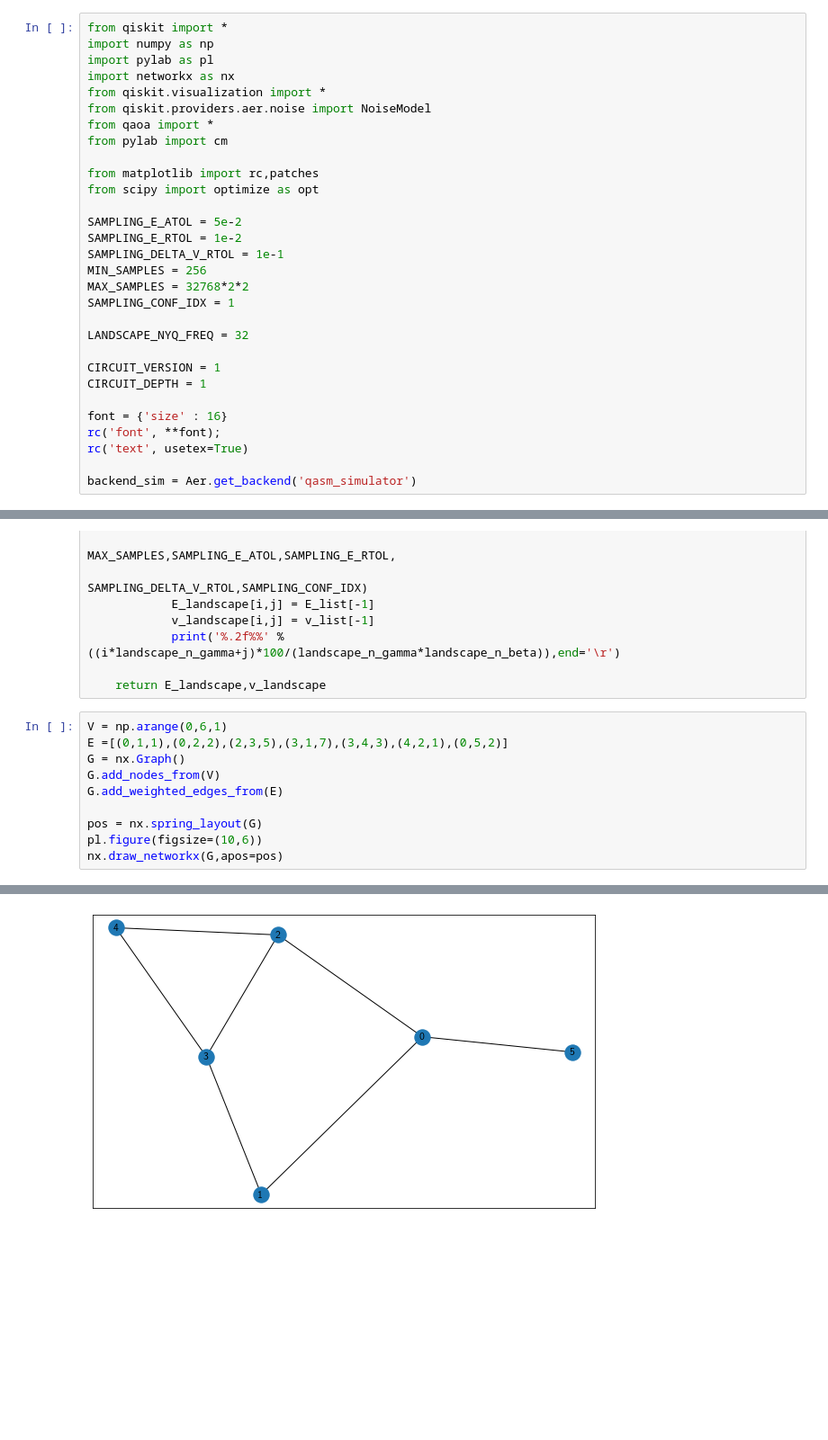
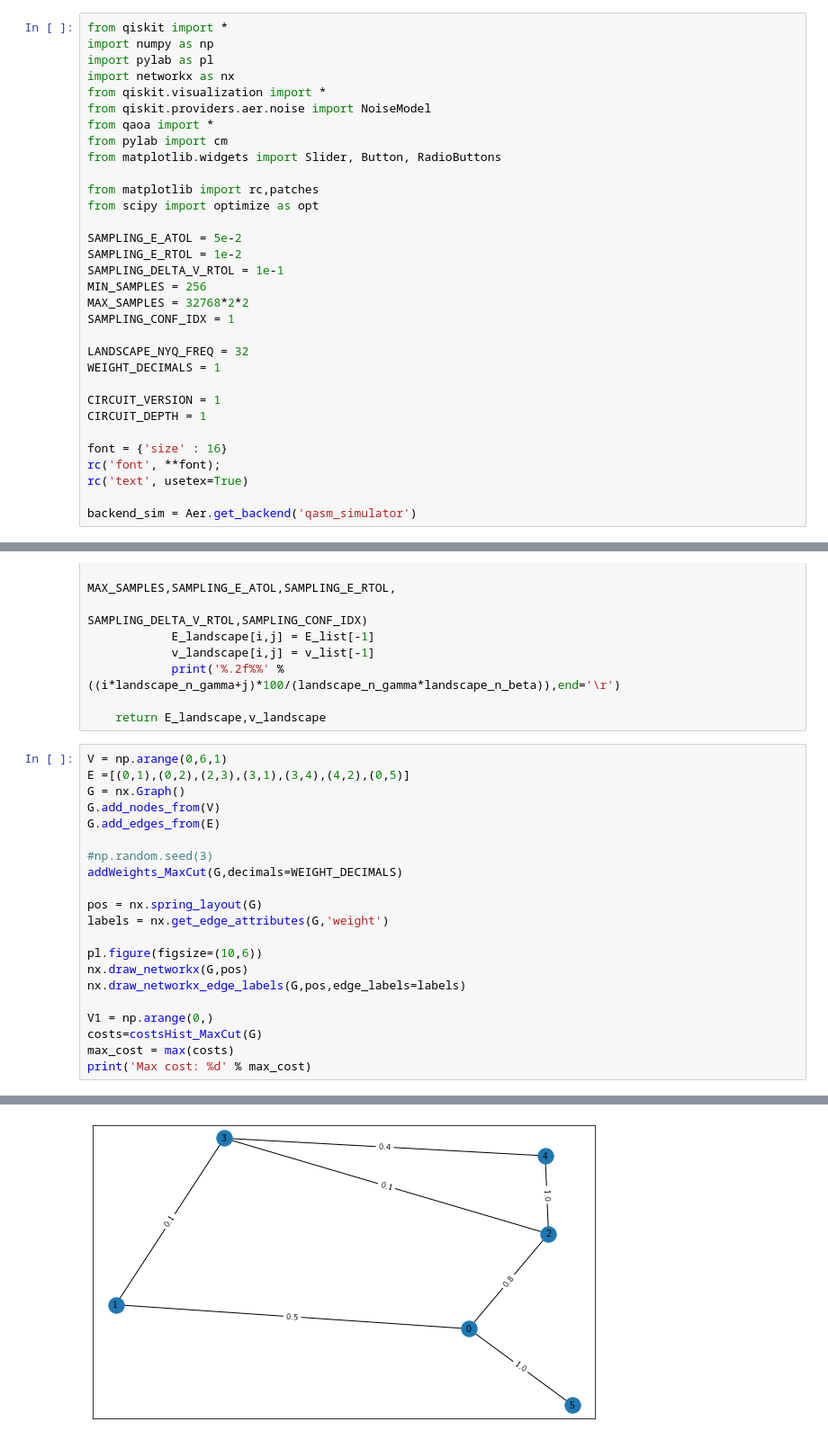
Before and after one commit to hermankolden/optimization, a Jupyter notebook: Variance landscape.ipynb, the cells around one changed output, grey strips where cells are left out. Shown at 90% size. Cells and saved outputs as stored; diff of their text form; blank space fills up the shorter version.

```diff
--- a/Variance landscape.ipynb
+++ b/Variance landscape.ipynb
@@ -13,6 +7,7 @@ from qiskit.visualization import *
 from qiskit.providers.aer.noise import NoiseModel
 from qaoa import *
 from pylab import cm
+from matplotlib.widgets import Slider, Button, RadioButtons
 
 from matplotlib import rc,patches
 from scipy import optimize as opt
@@ -25,6 +20,7 @@ MAX_SAMPLES = 32768*2*2
 SAMPLING_CONF_IDX = 1
 
 LANDSCAPE_NYQ_FREQ = 32
+WEIGHT_DECIMALS = 1
 
 CIRCUIT_VERSION = 1
 CIRCUIT_DEPTH = 1
@@ -54,12 +50,23 @@ def sample_landscape(G,gammas,betas,landscape_n_gamma,landscape_n_beta):
     return E_landscape,v_landscape
 # %%
 V = np.arange(0,6,1)
-E =[(0,1,1),(0,2,2),(2,3,5),(3,1,7),(3,4,3),(4,2,1),(0,5,2)]
+E =[(0,1),(0,2),(2,3),(3,1),(3,4),(4,2),(0,5)]
 G = nx.Graph()
 G.add_nodes_from(V)
-G.add_weighted_edges_from(E)
+G.add_edges_from(E)
+
+#np.random.seed(3)
+addWeights_MaxCut(G,decimals=WEIGHT_DECIMALS)
 
 pos = nx.spring_layout(G)
+labels = nx.get_edge_attributes(G,'weight')
+
 pl.figure(figsize=(10,6))
-nx.draw_networkx(G,apos=pos)
+nx.draw_networkx(G,pos)
+nx.draw_networkx_edge_labels(G,pos,edge_labels=labels)
+
+V1 = np.arange(0,)
+costs=costsHist_MaxCut(G)
+max_cost = max(costs)
+print('Max cost: %d' % max_cost)
 # %% [output]
@@ -66,2 +75,2 @@ nx.draw_networkx(G,apos=pos)
-[figure, old version]
+[figure, new version]
 # %%
```
Also changed, not shown: parts of 6 cells of this notebook.
